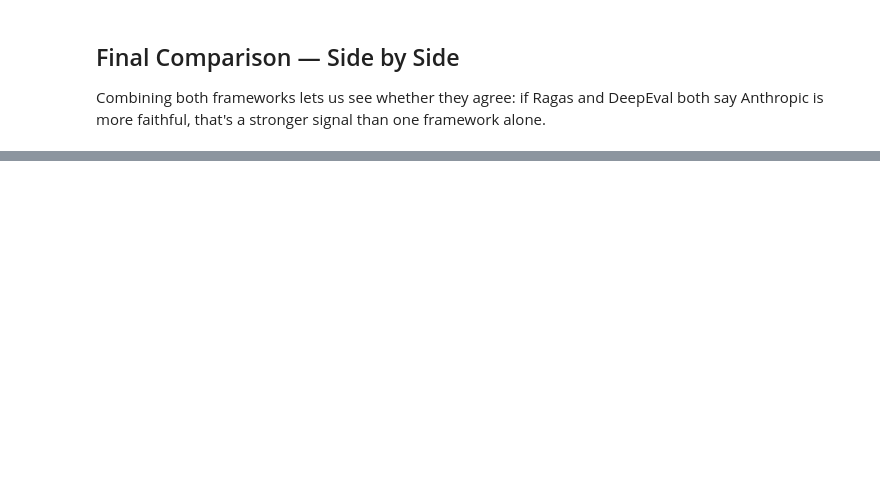
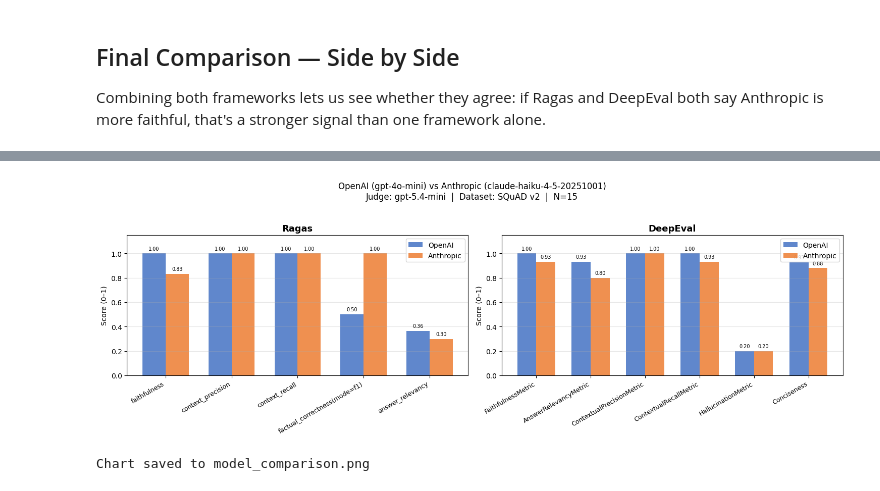
Before and after one commit to lonelysun1990/prototype, a Jupyter notebook: ml_evals/ml_evals_ragas_deepeval.ipynb, the cells around one changed output, grey strips where cells are left out. Drawn from its saved outputs; the diff is of its cells as text; code cells hidden in the pictures; blank space fills up the shorter version.

```diff
--- a/ml_evals/ml_evals_ragas_deepeval.ipynb
+++ b/ml_evals/ml_evals_ragas_deepeval.ipynb
@@ -260,10 +377,12 @@ _skip = {"user_input", "retrieved_contexts", "response", "reference", "id"}
 ragas_metric_cols = [c for c in oai_ragas_df.columns if c not in _skip]
 
 ragas_comparison = pd.DataFrame({
-    "OpenAI":    {col: round(float(oai_ragas_df[col].mean()), 3) for col in ragas_metric_cols},
-    "Anthropic": {col: round(float(ant_ragas_df[col].mean()), 3) for col in ragas_metric_cols},
+    "OpenAI":    {col: _round_metric(_agg_mean_score(oai_ragas_df[col])) for col in ragas_metric_cols},
+    "Anthropic": {col: _round_metric(_agg_mean_score(ant_ragas_df[col])) for col in ragas_metric_cols},
 })
-ragas_comparison["Winner"] = ragas_comparison.idxmax(axis=1)
+ragas_comparison["Winner"] = [
+    _winner_two_column(o, a) for o, a in zip(ragas_comparison["OpenAI"], ragas_comparison["Anthropic"])
+]
 ragas_comparison.index.name = "Metric"
 print("Ragas comparison (mean across", N_SAMPLES, "samples)")
 ragas_comparison
@@ -369,8 +515,10 @@ print("\nDone!")
 deepeval_comparison = pd.DataFrame({
     "OpenAI":    oai_deepeval_scores,
     "Anthropic": ant_deepeval_scores,
-})
-deepeval_comparison["Winner"] = deepeval_comparison.idxmax(axis=1)
+}).apply(pd.to_numeric, errors="coerce")
+deepeval_comparison["Winner"] = [
+    _winner_two_column(o, a) for o, a in zip(deepeval_comparison["OpenAI"], deepeval_comparison["Anthropic"])
+]
 deepeval_comparison.index.name = "Metric"
 print("DeepEval comparison (mean across", N_SAMPLES, "samples)")
 deepeval_comparison
@@ -396,36 +569,50 @@ all_metrics
 # %%
 fig, axes = plt.subplots(1, 2, figsize=(15, 5))
 _blue, _orange = "#4472C4", "#ED7D31"
 
 for ax, (df, title) in zip(axes, [
     (ragas_comparison[["OpenAI", "Anthropic"]], "Ragas"),
     (deepeval_comparison[["OpenAI", "Anthropic"]], "DeepEval"),
 ]):
-    x = np.arange(len(df))
+    plot_df = df.apply(pd.to_numeric, errors="coerce")
+    x = np.arange(len(plot_df))
     w = 0.35
-    ax.bar(x - w / 2, df["OpenAI"],    w, label="OpenAI",    color=_blue,   alpha=0.85)
-    ax.bar(x + w / 2, df["Anthropic"], w, label="Anthropic", color=_orange, alpha=0.85)
+    o = plot_df["OpenAI"].to_numpy(dtype=float)
+    a = plot_df["Anthropic"].to_numpy(dtype=float)
+    ho = np.where(np.isfinite(o), o, 0.0)
+    ha = np.where(np.isfinite(a), a, 0.0)
+
+    ax.set_title(title, fontsize=13, fontweight="bold")
+    ax.set_ylabel("Score (0–1)")
+    ax.set_ylim(0, 1.15)
+
+    if not (np.isfinite(o).any() or np.isfinite(a).any()):
+        ax.text(0.5, 0.55, "No finite scores\n(fix judge LLM / API errors)", ha="center", va="center", transform=ax.transAxes)
+        ax.set_xticks([])
+        continue
+
+    ax.bar(x - w / 2, ho, w, label="OpenAI", color=_blue, alpha=0.85)
+    ax.bar(x + w / 2, ha, w, label="Anthropic", color=_orange, alpha=0.85)
     ax.set_xticks(x)
-    ax.set_xticklabels(df.index, rotation=30, ha="right", fontsize=9)
-    ax.set_ylim(0, 1.15)
-    ax.set_ylabel("Score (0–1)")
-    ax.set_title(title, fontsize=13, fontweight="bold")
+    ax.set_xticklabels(plot_df.index, rotation=30, ha="right", fontsize=9)
     ax.legend()
     ax.grid(axis="y", alpha=0.3)
-    # Add score labels on bars
-    for bar in ax.patches:
-        h = bar.get_height()
-        ax.text(
-            bar.get_x() + bar.get_width() / 2, h + 0.02,
-            f"{h:.2f}", ha="center", va="bottom", fontsize=7
-        )
+
+    for xi, vo, va in zip(x, o, a):
+        if np.isfinite(vo):
+            ax.text(xi - w / 2, vo + 0.02, f"{vo:.2f}", ha="center", va="bottom", fontsize=7)
+        if np.isfinite(va):
+            ax.text(xi + w / 2, va + 0.02, f"{va:.2f}", ha="center", va="bottom", fontsize=7)
 
 plt.suptitle(
     f"OpenAI ({OPENAI_GEN_MODEL}) vs Anthropic ({ANTHROPIC_GEN_MODEL})\n"
     f"Judge: {JUDGE_MODEL}  |  Dataset: SQuAD v2  |  N={N_SAMPLES}",
     y=1.03, fontsize=12
 )
 plt.tight_layout()
 plt.savefig("model_comparison.png", dpi=150, bbox_inches="tight")
 plt.show()
 print("Chart saved to model_comparison.png")
+# %% [output]
+[figure, added]
+Chart saved to model_comparison.png
```
Also changed, not shown: parts of 18 cells of this notebook, 12 other files.
